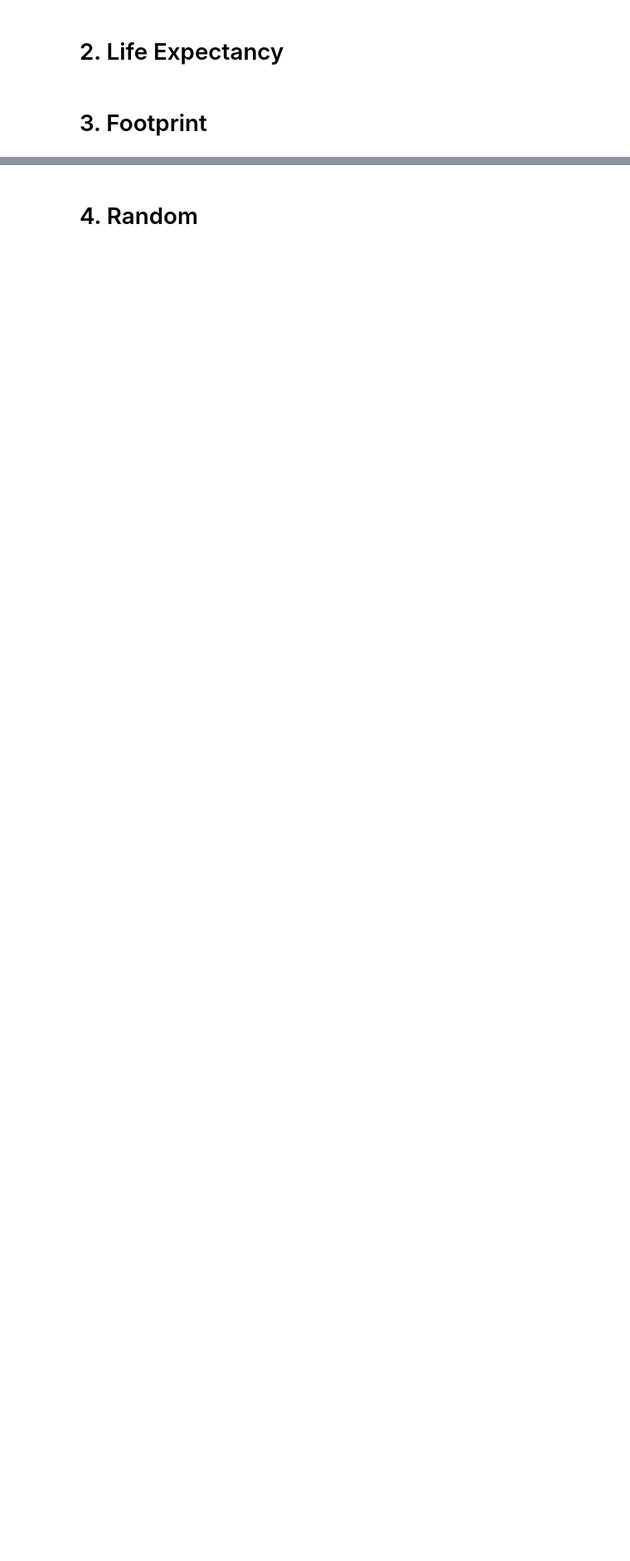
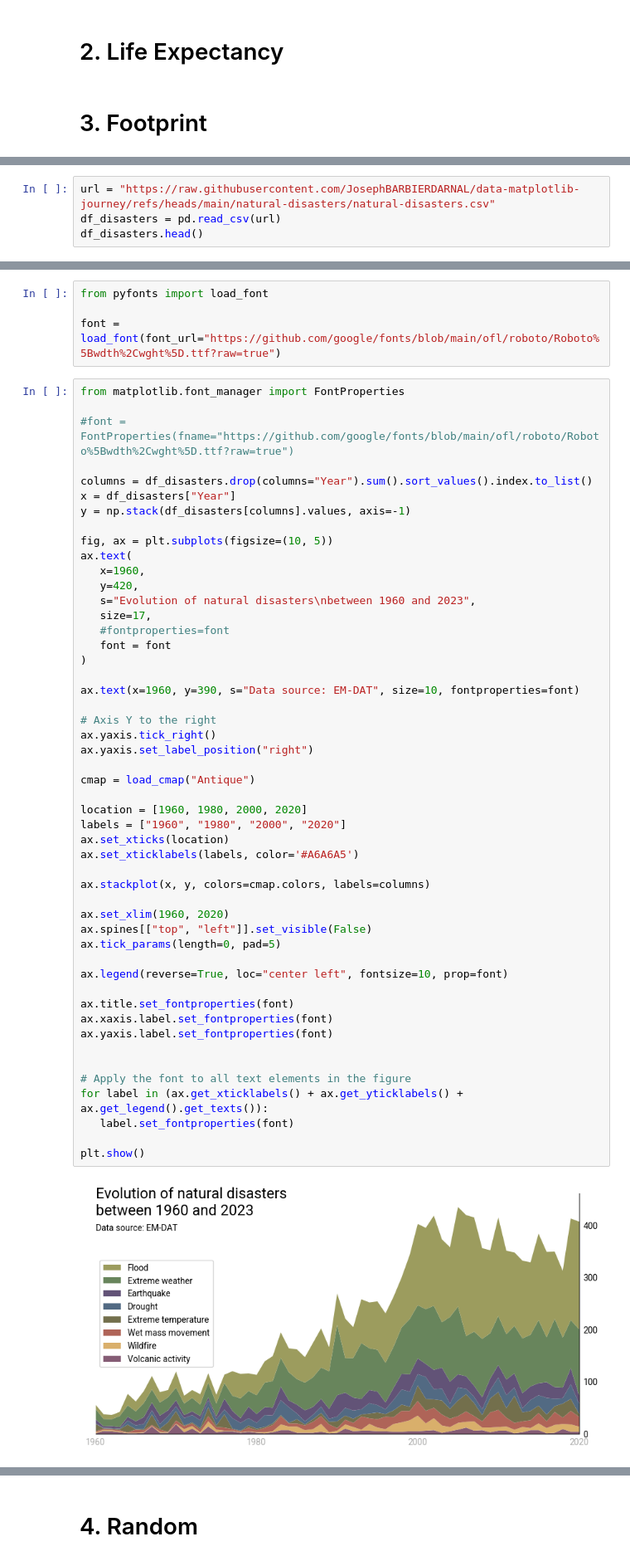
Before and after one commit to babaniyi/Data-visualisation, a Jupyter notebook: 1_notebooks/class_matplotlib.ipynb, the cells around one changed output, grey strips where cells are left out. Shown at 83% size. Saved outputs shown, nothing was run; the diff lists cells and outputs as text; blank space fills up the shorter version.

```diff
--- a/1_notebooks/class_matplotlib.ipynb
+++ b/1_notebooks/class_matplotlib.ipynb
@@ -266,0 +356,4 @@ plt.show()
+# %%
+url = "https://raw.githubusercontent.com/JosephBARBIERDARNAL/data-matplotlib-journey/refs/heads/main/natural-disasters/natural-disasters.csv"
+df_disasters = pd.read_csv(url)
+df_disasters.head()
@@ -266,0 +367,56 @@ plt.show()
+# %%
+from pyfonts import load_font
+
+font = load_font(font_url="https://github.com/google/fonts/blob/main/ofl/roboto/Roboto%5Bwdth%2Cwght%5D.ttf?raw=true")
+# %%
+from matplotlib.font_manager import FontProperties
+
+#font = FontProperties(fname="https://github.com/google/fonts/blob/main/ofl/roboto/Roboto%5Bwdth%2Cwght%5D.ttf?raw=true")
+
+columns = df_disasters.drop(columns="Year").sum().sort_values().index.to_list()
+x = df_disasters["Year"]
+y = np.stack(df_disasters[columns].values, axis=-1)
+
+fig, ax = plt.subplots(figsize=(10, 5))
+ax.text(
+   x=1960,
+   y=420,
+   s="Evolution of natural disasters\nbetween 1960 and 2023",
+   size=17,
+   #fontproperties=font
+   font = font
+)
+
+ax.text(x=1960, y=390, s="Data source: EM-DAT", size=10, fontproperties=font)
+
+# Axis Y to the right
+ax.yaxis.tick_right()
+ax.yaxis.set_label_position("right")
+
+cmap = load_cmap("Antique")
+
+location = [1960, 1980, 2000, 2020]
+labels = ["1960", "1980", "2000", "2020"]
+ax.set_xticks(location)
+ax.set_xticklabels(labels, color='#A6A6A5')
+
+ax.stackplot(x, y, colors=cmap.colors, labels=columns)
+
+ax.set_xlim(1960, 2020)
+ax.spines[["top", "left"]].set_visible(False)
+ax.tick_params(length=0, pad=5)
+
+ax.legend(reverse=True, loc="center left", fontsize=10, prop=font)
+
+ax.title.set_fontproperties(font)
+ax.xaxis.label.set_fontproperties(font)
+ax.yaxis.label.set_fontproperties(font)
+
+
+# Apply the font to all text elements in the figure
+for label in (ax.get_xticklabels() + ax.get_yticklabels() + ax.get_legend().get_texts()):
+   label.set_fontproperties(font)
+
+plt.show()
+# %% [output]
+[figure, added]
```
Also changed, not shown: parts of 41 cells of this notebook.
